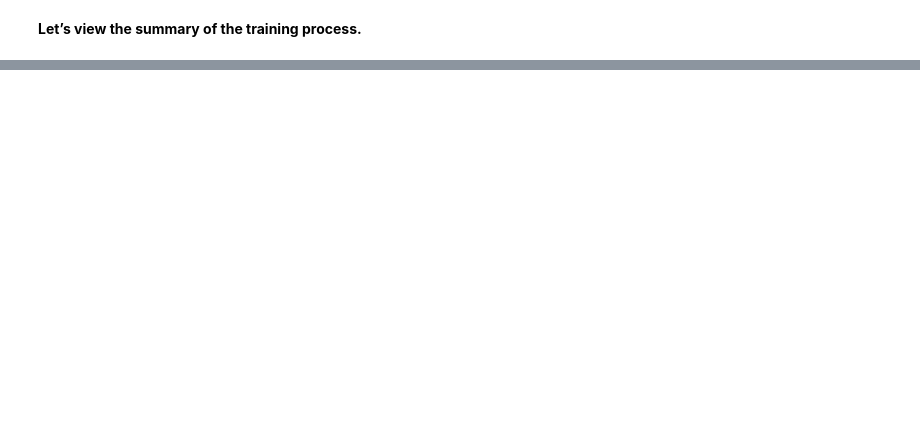
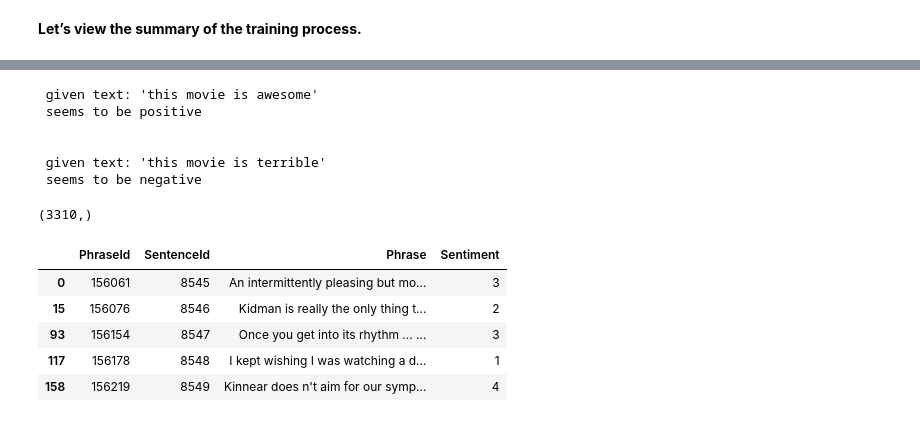
Before and after one commit to TechnoRahmon/Transformer-Sentiment-Model-Movie-Reviews, a Jupyter notebook: transformer-sentiment-model-movie-reviews.ipynb, the cells around one changed output, grey strips where cells are left out. Cells and saved outputs as stored; diff of their text form; code cells hidden in the pictures; blank space fills up the shorter version.

Commit message:
Kaggle Notebook | Transformer-Sentiment-Model-Movie-Reviews | Version 5

```diff
--- a/transformer-sentiment-model-movie-reviews.ipynb
+++ b/transformer-sentiment-model-movie-reviews.ipynb
@@ -921,0 +979,3 @@ plt.show()
+# %%
+df = df.drop_duplicates(subset=['SentenceId'], keep='first')
+df.head()
@@ -921,0 +1021,29 @@ plt.show()
+# %%
+def pred(text):
+    predictions = []
+    prediction_dataloader = prep_data(text)
+    # Predict
+    for batch in prediction_dataloader:
+      # Unpack the inputs from our dataloader
+      b_input_ids, b_input_mask = batch
+
+      # Telling the model not to compute or store gradients, saving memory and
+      # speeding up prediction
+      with torch.no_grad():
+          # Forward pass, calculate logit predictions
+          outputs = loaded_model(b_input_ids, token_type_ids=None,
+                          attention_mask=b_input_mask)
+
+      logits = outputs[0]
+
+      # Move logits and labels to CPU
+      logits = logits.detach().cpu().numpy()
+
+      # Store predictions and true labels
+      predictions.append(logits)
+
+    pred = predictions[0][0]
+    return {
+        "score":np.argmax(pred),
+        "text":text
+    }
@@ -921,0 +1054,29 @@ plt.show()
+# %%
+wrap_pred_output(**pred("this movie is awesome"))
+wrap_pred_output(**pred("this movie is terrible"))
+# %% [output]
+ given text: 'this movie is awesome'
+ seems to be positive
+
+
+ given text: 'this movie is terrible'
+ seems to be negative
+# %%
+df['Sentiment'] = None
+# %%
+df['Sentiment'].shape
+# %% [output]
+(3310,)
+# %%
+for i, row in df.iterrows():
+    score = pred(row['Phrase'])['score']
+    df.at[i, 'Sentiment'] = score
+# %%
+df.head()
+# %% [output]
+|  | PhraseId | SentenceId | Phrase | Sentiment |
+| 0 | 156061 | 8545 | An intermittently pleasing but mo... | 3 |
+| 15 | 156076 | 8546 | Kidman is really the only thing t... | 2 |
+| 93 | 156154 | 8547 | Once you get into its rhythm ... ... | 3 |
+| 117 | 156178 | 8548 | I kept wishing I was watching a d... | 1 |
+| 158 | 156219 | 8549 | Kinnear does n't aim for our symp... | 4 |
```
Also changed, not shown: parts of 19 cells of this notebook.
